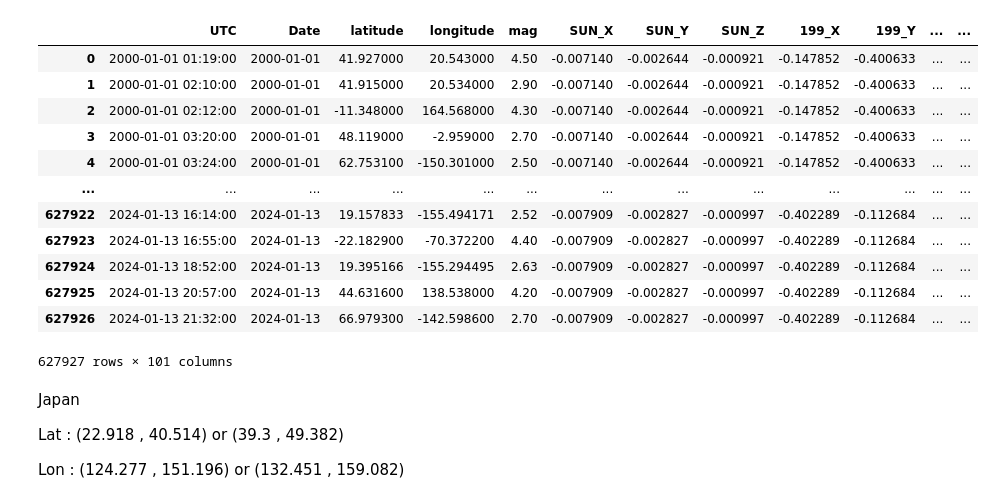
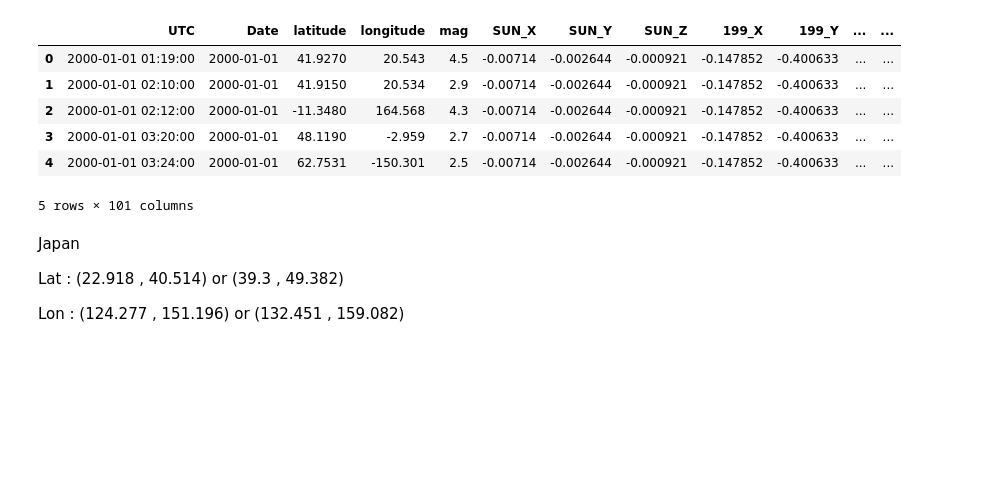
Before and after one commit to peeb01/Earthquake, a Jupyter notebook: Machine Learning Model/test.ipynb, the cells around one changed output. Cells and saved outputs as stored; diff of their text form; code cells hidden in the pictures; blank space fills up the shorter version.

```diff
--- a/Machine Learning Model/test.ipynb
+++ b/Machine Learning Model/test.ipynb
@@ -24,21 +20,15 @@ df
 # %%
 df['Date'] = pd.to_datetime(df['Date']).dt.strftime('%Y-%m-%d')
 df['UTC'] = pd.to_datetime(df['UTC']).dt.strftime('%Y-%m-%d %H:%M:%S')
-df
+df.head(5)
 # %% [output]
 |  | UTC | Date | latitude | longitude | mag | SUN_X | SUN_Y | SUN_Z | 199_X | 199_Y | ... | ... |
-| 0 | 2000-01-01 01:19:00 | 2000-01-01 | 41.927000 | 20.543000 | 4.50 | -0.007140 | -0.002644 | -0.000921 | -0.147852 | -0.400633 | ... | ... |
-| 1 | 2000-01-01 02:10:00 | 2000-01-01 | 41.915000 | 20.534000 | 2.90 | -0.007140 | -0.002644 | -0.000921 | -0.147852 | -0.400633 | ... | ... |
-| 2 | 2000-01-01 02:12:00 | 2000-01-01 | -11.348000 | 164.568000 | 4.30 | -0.007140 | -0.002644 | -0.000921 | -0.147852 | -0.400633 | ... | ... |
-| 3 | 2000-01-01 03:20:00 | 2000-01-01 | 48.119000 | -2.959000 | 2.70 | -0.007140 | -0.002644 | -0.000921 | -0.147852 | -0.400633 | ... | ... |
-| 4 | 2000-01-01 03:24:00 | 2000-01-01 | 62.753100 | -150.301000 | 2.50 | -0.007140 | -0.002644 | -0.000921 | -0.147852 | -0.400633 | ... | ... |
-| ... | ... | ... | ... | ... | ... | ... | ... | ... | ... | ... | ... | ... |
-| 627922 | 2024-01-13 16:14:00 | 2024-01-13 | 19.157833 | -155.494171 | 2.52 | -0.007909 | -0.002827 | -0.000997 | -0.402289 | -0.112684 | ... | ... |
-| 627923 | 2024-01-13 16:55:00 | 2024-01-13 | -22.182900 | -70.372200 | 4.40 | -0.007909 | -0.002827 | -0.000997 | -0.402289 | -0.112684 | ... | ... |
-| 627924 | 2024-01-13 18:52:00 | 2024-01-13 | 19.395166 | -155.294495 | 2.63 | -0.007909 | -0.002827 | -0.000997 | -0.402289 | -0.112684 | ... | ... |
-| 627925 | 2024-01-13 20:57:00 | 2024-01-13 | 44.631600 | 138.538000 | 4.20 | -0.007909 | -0.002827 | -0.000997 | -0.402289 | -0.112684 | ... | ... |
-| 627926 | 2024-01-13 21:32:00 | 2024-01-13 | 66.979300 | -142.598600 | 2.70 | -0.007909 | -0.002827 | -0.000997 | -0.402289 | -0.112684 | ... | ... |
+| 0 | 2000-01-01 01:19:00 | 2000-01-01 | 41.9270 | 20.543 | 4.5 | -0.00714 | -0.002644 | -0.000921 | -0.147852 | -0.400633 | ... | ... |
+| 1 | 2000-01-01 02:10:00 | 2000-01-01 | 41.9150 | 20.534 | 2.9 | -0.00714 | -0.002644 | -0.000921 | -0.147852 | -0.400633 | ... | ... |
+| 2 | 2000-01-01 02:12:00 | 2000-01-01 | -11.3480 | 164.568 | 4.3 | -0.00714 | -0.002644 | -0.000921 | -0.147852 | -0.400633 | ... | ... |
+| 3 | 2000-01-01 03:20:00 | 2000-01-01 | 48.1190 | -2.959 | 2.7 | -0.00714 | -0.002644 | -0.000921 | -0.147852 | -0.400633 | ... | ... |
+| 4 | 2000-01-01 03:24:00 | 2000-01-01 | 62.7531 | -150.301 | 2.5 | -0.00714 | -0.002644 | -0.000921 | -0.147852 | -0.400633 | ... | ... |
-627927 rows × 101 columns
+5 rows × 101 columns
 # %% [markdown]
 Japan
 
```
Also changed, not shown: parts of 19 cells of this notebook, 20 other files.
